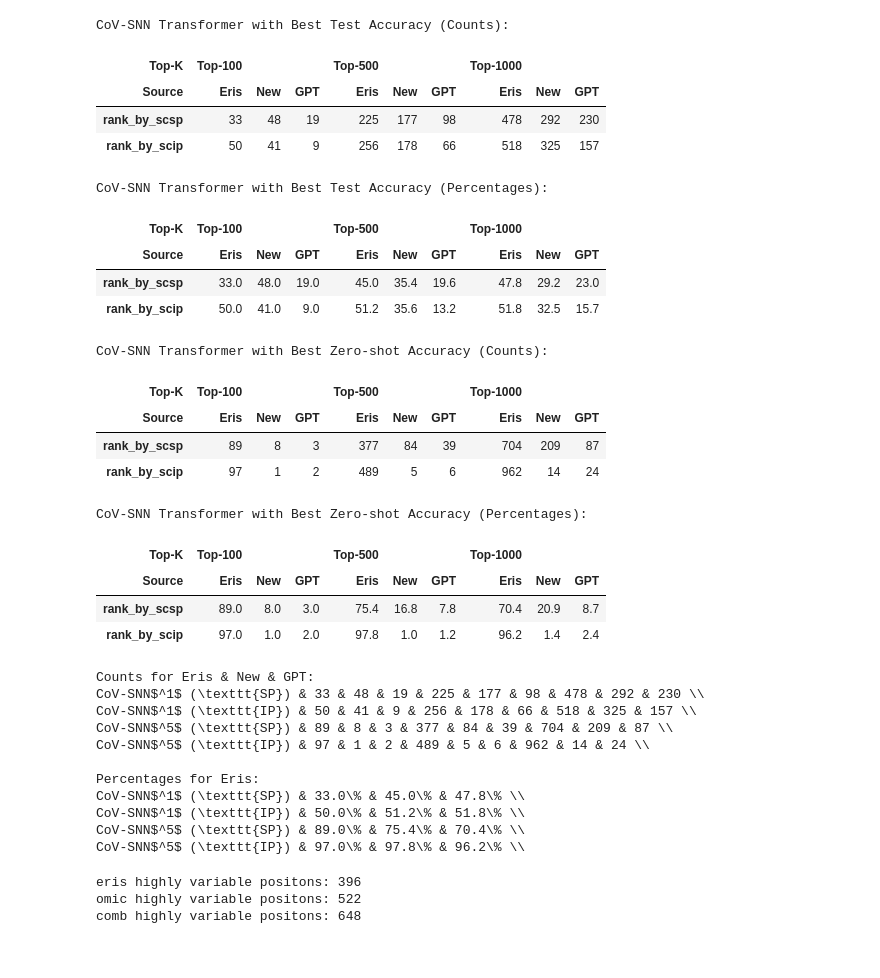
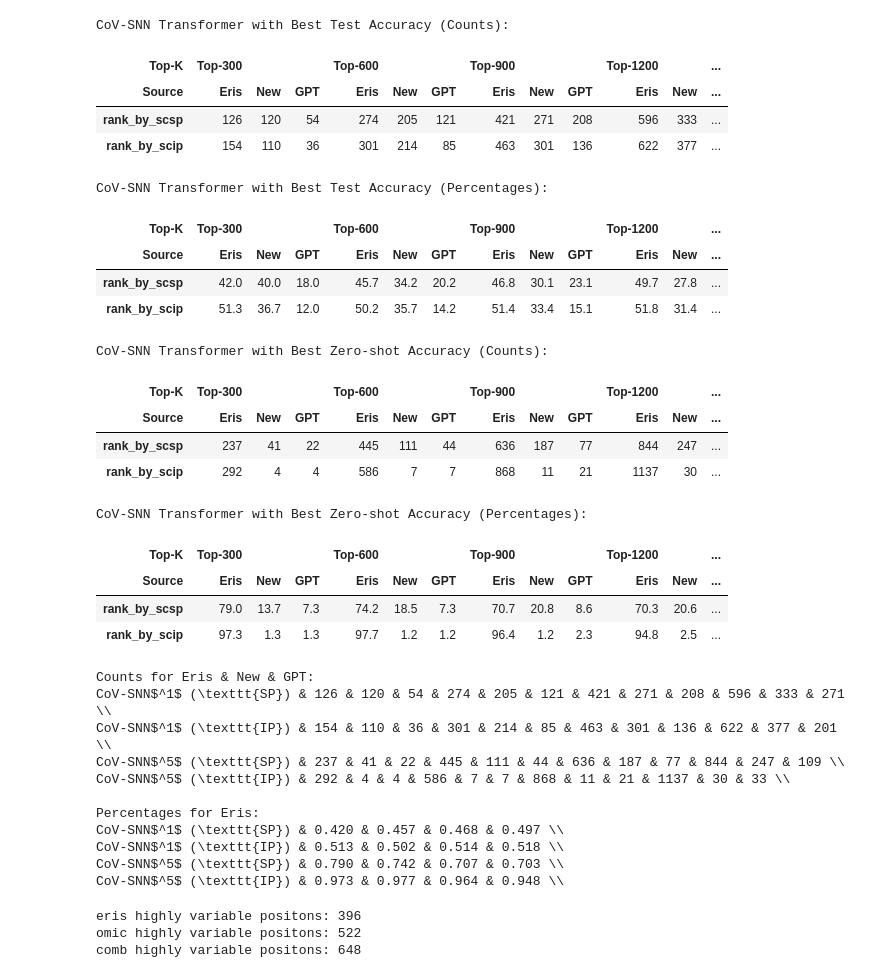
Before and after one commit to smtnkc/CoV-SNN, a Jupyter notebook: CSCS_ranking.ipynb, the cells around one changed output. Drawn from its saved outputs; the diff is of its cells as text; code cells hidden in the pictures.

```diff
--- a/CSCS_ranking.ipynb
+++ b/CSCS_ranking.ipynb
@@ -61,7 +61,7 @@ def get_counts_and_percentages(CHECKPOINT, DISTANCE, GPT_TEMP = "1.0", display_r
     df_ranked = get_ranked_df(df_combined)
 
     # Prepare data for the merged table
-    top_k_values = [100, 500, 1000]
+    top_k_values = [300, 600, 900, 1200]
     sort_metrics = ['rank_by_scsp', 'rank_by_scip']
     counts = []
     percentages = []
@@ -113,63 +113,63 @@ def get_counts_and_percentages(CHECKPOINT, DISTANCE, GPT_TEMP = "1.0", display_r
 # %%
 df_ranked_0, counts_0, percentages_0 = get_counts_and_percentages("0", "L2", "1.0", display_results=True)
 df_ranked_4, counts_4, percentages_4 = get_counts_and_percentages("4", "L2", "1.0", display_results=True)
 
 row_names_0 = ["CoV-SNN$^1$ (\\texttt{{SP}}) &", "CoV-SNN$^1$ (\\texttt{{IP}}) &"]
 row_names_4 = ["CoV-SNN$^5$ (\\texttt{{SP}}) &", "CoV-SNN$^5$ (\\texttt{{IP}}) &"]
 
 # print counts in latex format
 print("Counts for Eris & New & GPT:")
 for i, row in enumerate(counts_0.iterrows()):
     print(row_names_0[i].format(), ' & '.join(map(str, row[1].values)), "\\\\")
 for i, row in enumerate(counts_4.iterrows()):
     print(row_names_4[i].format(), ' & '.join(map(str, row[1].values)), "\\\\")
 
 print("")
 
 # print percentages in latex format for selected indices
 
 print("Percentages for Eris:")
-selected_indices = [0, 3, 6] # for Eris only
+selected_indices = [0, 3, 6, 9] # for Eris only
 
 for i, row in enumerate(percentages_0.iterrows()):
-    selected_values = [row[1].values[j] for j in selected_indices]
-    print(row_names_0[i].format(), '\% & '.join(map(str, selected_values)) + "\% \\\\")
+    selected_values = [f"{float(row[1].values[j]) / 100:.3f}" for j in selected_indices]
+    print(row_names_0[i].format(), " & ".join(selected_values) + " \\\\")
 
 for i, row in enumerate(percentages_4.iterrows()):
-    selected_values = [row[1].values[j] for j in selected_indices]
-    print(row_names_4[i].format(), '\% & '.join(map(str, selected_values)) + "\% \\\\")
+    selected_values = [f"{float(row[1].values[j]) / 100:.3f}" for j in selected_indices]
+    print(row_names_4[i].format(), " & ".join(selected_values) + " \\\\")
 # %% [output]
 CoV-SNN Transformer with Best Test Accuracy (Counts):
-| Top-K | Top-100 |  |  | Top-500 |  |  | Top-1000 |  |  |
-| Source | Eris | New | GPT | Eris | New | GPT | Eris | New | GPT |
-| rank_by_scsp | 33 | 48 | 19 | 225 | 177 | 98 | 478 | 292 | 230 |
-| rank_by_scip | 50 | 41 | 9 | 256 | 178 | 66 | 518 | 325 | 157 |
+| Top-K | Top-300 |  |  | Top-600 |  |  | Top-900 |  |  | Top-1200 |  | ... |
+| Source | Eris | New | GPT | Eris | New | GPT | Eris | New | GPT | Eris | New | ... |
+| rank_by_scsp | 126 | 120 | 54 | 274 | 205 | 121 | 421 | 271 | 208 | 596 | 333 | ... |
+| rank_by_scip | 154 | 110 | 36 | 301 | 214 | 85 | 463 | 301 | 136 | 622 | 377 | ... |
 CoV-SNN Transformer with Best Test Accuracy (Percentages):
-| Top-K | Top-100 |  |  | Top-500 |  |  | Top-1000 |  |  |
-| Source | Eris | New | GPT | Eris | New | GPT | Eris | New | GPT |
-| rank_by_scsp | 33.0 | 48.0 | 19.0 | 45.0 | 35.4 | 19.6 | 47.8 | 29.2 | 23.0 |
-| rank_by_scip | 50.0 | 41.0 | 9.0 | 51.2 | 35.6 | 13.2 | 51.8 | 32.5 | 15.7 |
+| Top-K | Top-300 |  |  | Top-600 |  |  | Top-900 |  |  | Top-1200 |  | ... |
+| Source | Eris | New | GPT | Eris | New | GPT | Eris | New | GPT | Eris | New | ... |
+| rank_by_scsp | 42.0 | 40.0 | 18.0 | 45.7 | 34.2 | 20.2 | 46.8 | 30.1 | 23.1 | 49.7 | 27.8 | ... |
+| rank_by_scip | 51.3 | 36.7 | 12.0 | 50.2 | 35.7 | 14.2 | 51.4 | 33.4 | 15.1 | 51.8 | 31.4 | ... |
 CoV-SNN Transformer with Best Zero-shot Accuracy (Counts):
-| Top-K | Top-100 |  |  | Top-500 |  |  | Top-1000 |  |  |
-| Source | Eris | New | GPT | Eris | New | GPT | Eris | New | GPT |
-| rank_by_scsp | 89 | 8 | 3 | 377 | 84 | 39 | 704 | 209 | 87 |
-| rank_by_scip | 97 | 1 | 2 | 489 | 5 | 6 | 962 | 14 | 24 |
+| Top-K | Top-300 |  |  | Top-600 |  |  | Top-900 |  |  | Top-1200 |  | ... |
+| Source | Eris | New | GPT | Eris | New | GPT | Eris | New | GPT | Eris | New | ... |
+| rank_by_scsp | 237 | 41 | 22 | 445 | 111 | 44 | 636 | 187 | 77 | 844 | 247 | ... |
+| rank_by_scip | 292 | 4 | 4 | 586 | 7 | 7 | 868 | 11 | 21 | 1137 | 30 | ... |
 CoV-SNN Transformer with Best Zero-shot Accuracy (Percentages):
-| Top-K | Top-100 |  |  | Top-500 |  |  | Top-1000 |  |  |
-| Source | Eris | New | GPT | Eris | New | GPT | Eris | New | GPT |
-| rank_by_scsp | 89.0 | 8.0 | 3.0 | 75.4 | 16.8 | 7.8 | 70.4 | 20.9 | 8.7 |
-| rank_by_scip | 97.0 | 1.0 | 2.0 | 97.8 | 1.0 | 1.2 | 96.2 | 1.4 | 2.4 |
+| Top-K | Top-300 |  |  | Top-600 |  |  | Top-900 |  |  | Top-1200 |  | ... |
+| Source | Eris | New | GPT | Eris | New | GPT | Eris | New | GPT | Eris | New | ... |
+| rank_by_scsp | 79.0 | 13.7 | 7.3 | 74.2 | 18.5 | 7.3 | 70.7 | 20.8 | 8.6 | 70.3 | 20.6 | ... |
+| rank_by_scip | 97.3 | 1.3 | 1.3 | 97.7 | 1.2 | 1.2 | 96.4 | 1.2 | 2.3 | 94.8 | 2.5 | ... |
 Counts for Eris & New & GPT:
-CoV-SNN$^1$ (\texttt{SP}) & 33 & 48 & 19 & 225 & 177 & 98 & 478 & 292 & 230 \\
-CoV-SNN$^1$ (\texttt{IP}) & 50 & 41 & 9 & 256 & 178 & 66 & 518 & 325 & 157 \\
-CoV-SNN$^5$ (\texttt{SP}) & 89 & 8 & 3 & 377 & 84 & 39 & 704 & 209 & 87 \\
-CoV-SNN$^5$ (\texttt{IP}) & 97 & 1 & 2 & 489 & 5 & 6 & 962 & 14 & 24 \\
+CoV-SNN$^1$ (\texttt{SP}) & 126 & 120 & 54 & 274 & 205 & 121 & 421 & 271 & 208 & 596 & 333 & 271 \\
+CoV-SNN$^1$ (\texttt{IP}) & 154 & 110 & 36 & 301 & 214 & 85 & 463 & 301 & 136 & 622 & 377 & 201 \\
+CoV-SNN$^5$ (\texttt{SP}) & 237 & 41 & 22 & 445 & 111 & 44 & 636 & 187 & 77 & 844 & 247 & 109 \\
+CoV-SNN$^5$ (\texttt{IP}) & 292 & 4 & 4 & 586 & 7 & 7 & 868 & 11 & 21 & 1137 & 30 & 33 \\
 
 Percentages for Eris:
-CoV-SNN$^1$ (\texttt{SP}) & 33.0\% & 45.0\% & 47.8\% \\
-CoV-SNN$^1$ (\texttt{IP}) & 50.0\% & 51.2\% & 51.8\% \\
-CoV-SNN$^5$ (\texttt{SP}) & 89.0\% & 75.4\% & 70.4\% \\
-CoV-SNN$^5$ (\texttt{IP}) & 97.0\% & 97.8\% & 96.2\% \\
+CoV-SNN$^1$ (\texttt{SP}) & 0.420 & 0.457 & 0.468 & 0.497 \\
+CoV-SNN$^1$ (\texttt{IP}) & 0.513 & 0.502 & 0.514 & 0.518 \\
+CoV-SNN$^5$ (\texttt{SP}) & 0.790 & 0.742 & 0.707 & 0.703 \\
+CoV-SNN$^5$ (\texttt{IP}) & 0.973 & 0.977 & 0.964 & 0.948 \\
 # %%
 def get_mutations(seq1, seq2):
     # Perform global sequence alignment between two sequences.
```
Also changed, not shown: 35 other files.
